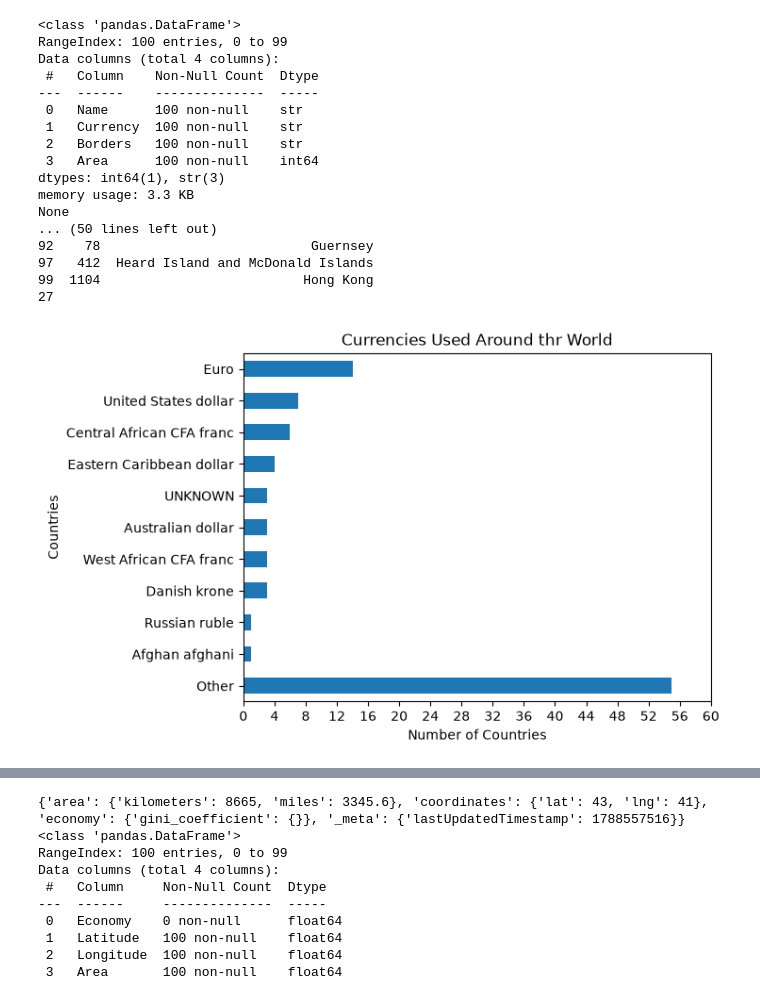
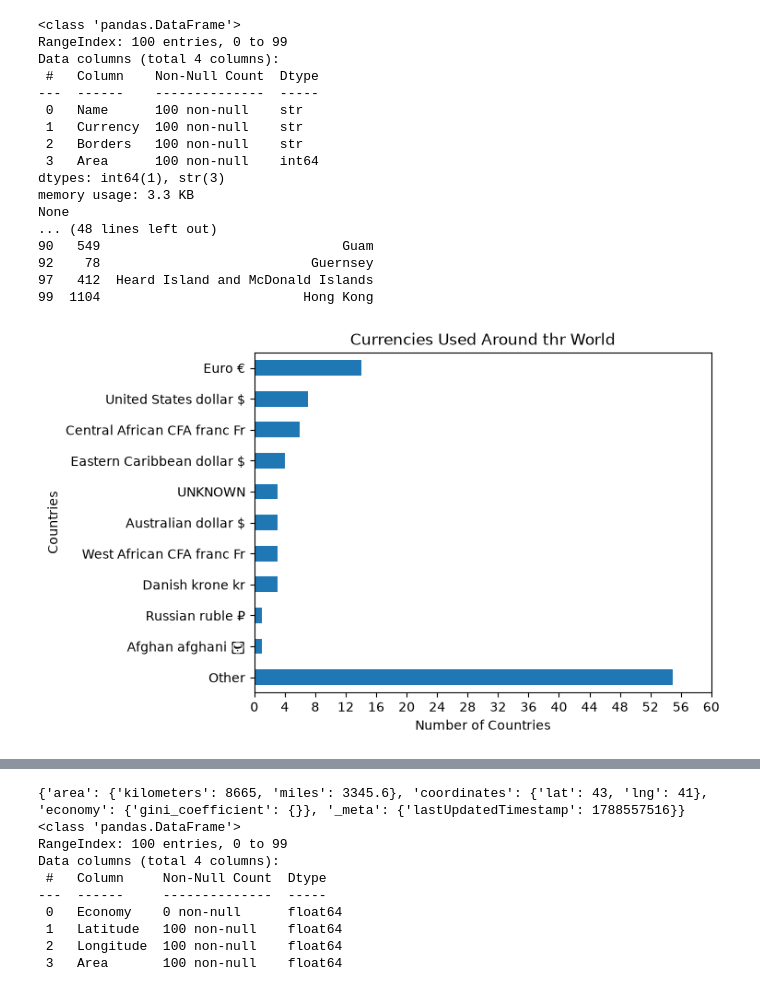
Before and after one commit to Tahtawy-1/DE-Project, a Jupyter notebook: Project/main.ipynb, the cells around one changed output, grey strips where cells are left out. Saved outputs shown, nothing was run; the diff lists cells and outputs as text; code cells hidden in the pictures.

```diff
--- a/Project/main.ipynb
+++ b/Project/main.ipynb
@@ -25,7 +25,7 @@ df = pd.DataFrame(data['data']['objects'])
 df['Name'] = df['names'].str['common'].astype(str)
 
 # Sitting Currency ---> The first one in the list of used currencies
-df['Currency'] = df['currencies'].str[0].str['name'].astype(str)
+df['Currency'] = df['currencies'].str[0].str['name'].astype(str) + " " + df['currencies'].str[0].str['symbol'].astype(str)
 
 # sitting Area ---> Kilometers only
 df['Area'] = df['area'].str['kilometers'].astype(int)
@@ -70,36 +70,36 @@ other_currencies = len(df['Currency'].value_counts())-10
 
 currencies["Other"] = other_currencies
 
 currencies.plot(kind='barh', x=range(0,60,2))
 
 plt.gca().invert_yaxis()
 plt.xticks(range(0,61,4))
 # Add titles and labels
 plt.title("Currencies Used Around thr World")
 plt.xlabel("Number of Countries")
 plt.ylabel("Countries")
 
 # Display the plot
 plt.show()
 # %% [output]
 <class 'pandas.DataFrame'>
 RangeIndex: 100 entries, 0 to 99
 Data columns (total 4 columns):
  #   Column    Non-Null Count  Dtype
 ---  ------    --------------  -----
  0   Name      100 non-null    str
  1   Currency  100 non-null    str
  2   Borders   100 non-null    str
  3   Area      100 non-null    int64
 dtypes: int64(1), str(3)
 memory usage: 3.3 KB
 None
-... (50 lines left out)
+... (48 lines left out)
+90   549                               Guam
 92    78                           Guernsey
 97   412  Heard Island and McDonald Islands
 99  1104                          Hong Kong
-27
-[figure, old version]
+[figure, new version]
 # %%
 # Rawad Workspace
 import pandas as pd
```
Also changed, not shown: parts of 1 cell of this notebook, 6 other files.
